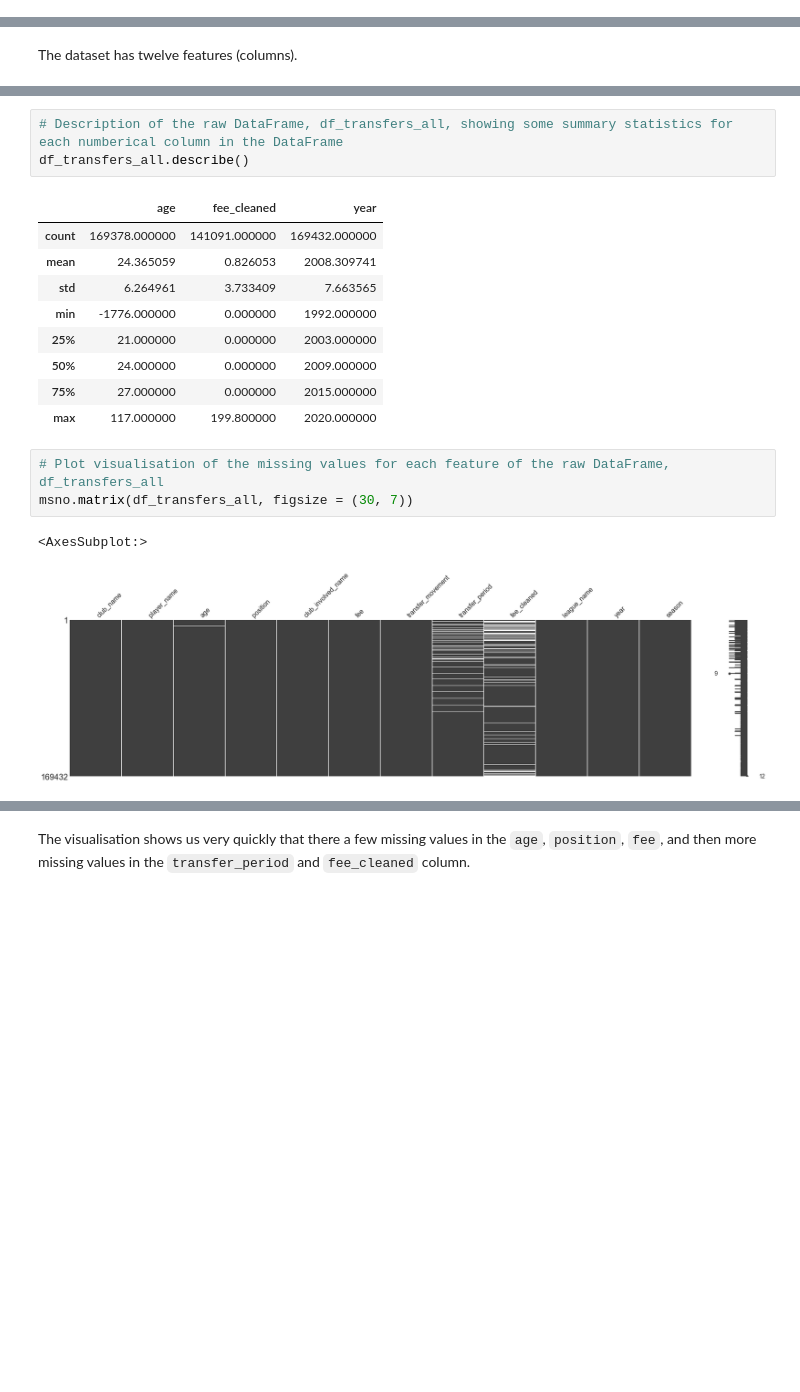
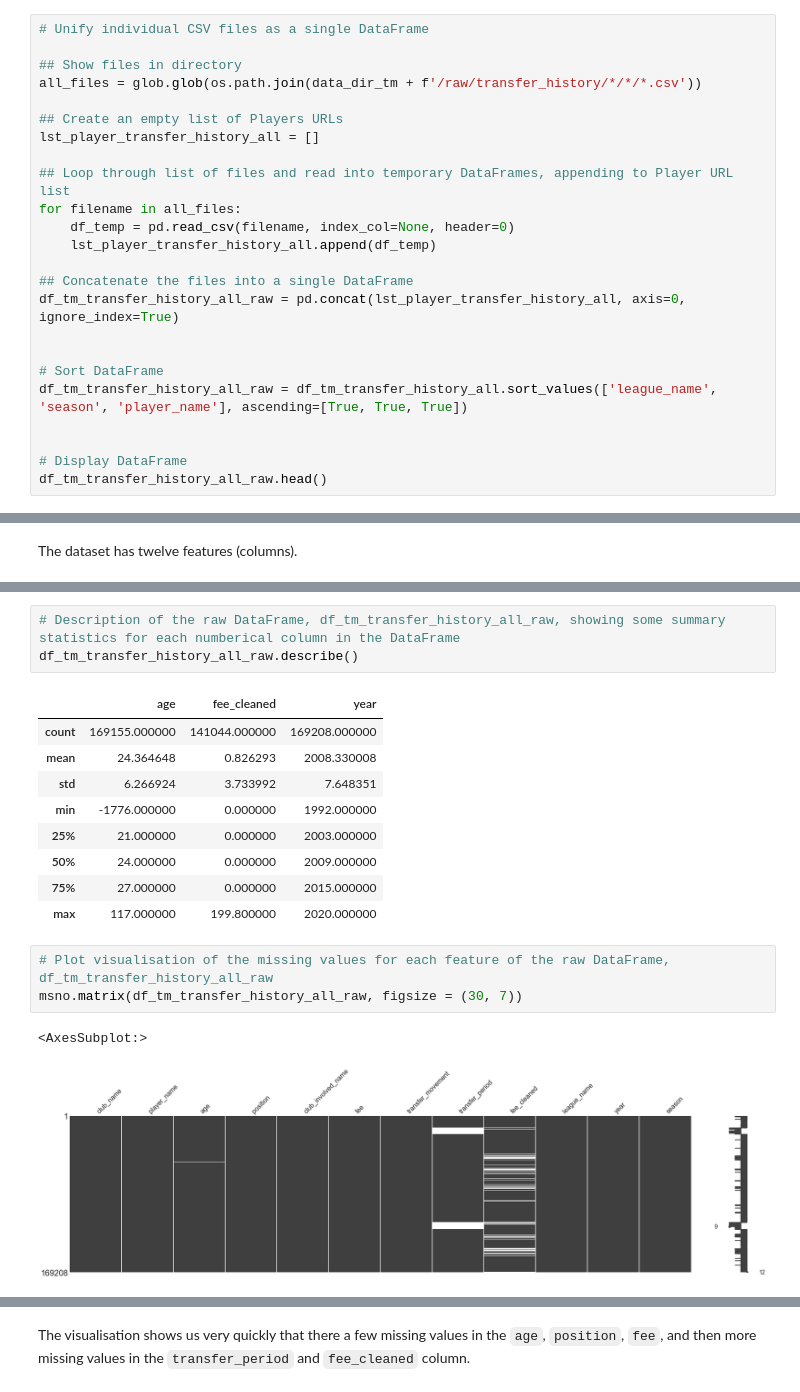
Before and after one commit to eddwebster/football_analytics, a Jupyter notebook: notebooks/3_data_engineering/TransferMarkt Player Recorded Transfer Fees Data Engineering.ipynb, the cells around one changed output, grey strips where cells are left out. Cells and saved outputs as stored; diff of their text form; blank space fills up the shorter version.

```diff
--- a/notebooks/3_data_engineering/TransferMarkt Player Recorded Transfer Fees Data Engineering.ipynb
+++ b/notebooks/3_data_engineering/TransferMarkt Player Recorded Transfer Fees Data Engineering.ipynb
@@ -256,0 +290,24 @@ df_transfers_all.head()
+# %%
+# Unify individual CSV files as a single DataFrame
+
+## Show files in directory
+all_files = glob.glob(os.path.join(data_dir_tm + f'/raw/transfer_history/*/*/*.csv'))
+
+## Create an empty list of Players URLs
+lst_player_transfer_history_all = []
+
+## Loop through list of files and read into temporary DataFrames, appending to Player URL list
+for filename in all_files:
+    df_temp = pd.read_csv(filename, index_col=None, header=0)
+    lst_player_transfer_history_all.append(df_temp)
+
+## Concatenate the files into a single DataFrame
+df_tm_transfer_history_all_raw = pd.concat(lst_player_transfer_history_all, axis=0, ignore_index=True)
+
+
+# Sort DataFrame
+df_tm_transfer_history_all_raw = df_tm_transfer_history_all.sort_values(['league_name', 'season', 'player_name'], ascending=[True, True, True])
+
+
+# Display DataFrame
+df_tm_transfer_history_all_raw.head()
@@ -339,23 +417,23 @@ Data columns (total 12 columns):
 dtypes: float64(2), int64(1), object(9)
 memory usage: 16.8+ MB
 # %%
-# Description of the raw DataFrame, df_transfers_all, showing some summary statistics for each numberical column in the DataFrame
-df_transfers_all.describe()
+# Description of the raw DataFrame, df_tm_transfer_history_all_raw, showing some summary statistics for each numberical column in the DataFrame
+df_tm_transfer_history_all_raw.describe()
 # %% [output]
 |  | age | fee_cleaned | year |
-| count | 169378.000000 | 141091.000000 | 169432.000000 |
-| mean | 24.365059 | 0.826053 | 2008.309741 |
-| std | 6.264961 | 3.733409 | 7.663565 |
+| count | 169155.000000 | 141044.000000 | 169208.000000 |
+| mean | 24.364648 | 0.826293 | 2008.330008 |
+| std | 6.266924 | 3.733992 | 7.648351 |
 | min | -1776.000000 | 0.000000 | 1992.000000 |
 | 25% | 21.000000 | 0.000000 | 2003.000000 |
 | 50% | 24.000000 | 0.000000 | 2009.000000 |
 | 75% | 27.000000 | 0.000000 | 2015.000000 |
 | max | 117.000000 | 199.800000 | 2020.000000 |
 # %%
-# Plot visualisation of the missing values for each feature of the raw DataFrame, df_transfers_all
-msno.matrix(df_transfers_all, figsize = (30, 7))
+# Plot visualisation of the missing values for each feature of the raw DataFrame, df_tm_transfer_history_all_raw
+msno.matrix(df_tm_transfer_history_all_raw, figsize = (30, 7))
 # %% [output]
 <AxesSubplot:>
-[figure, old version]
+[figure, new version]
 # %%
 # Counts of missing values
```
Also changed, not shown: parts of 64 cells of this notebook.
